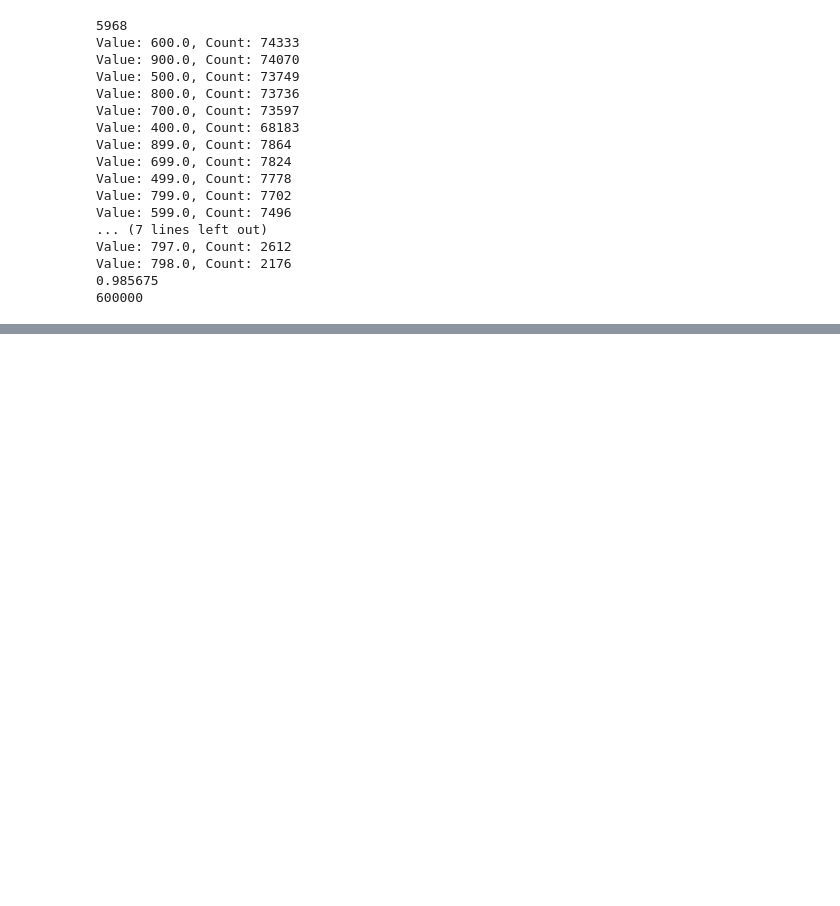
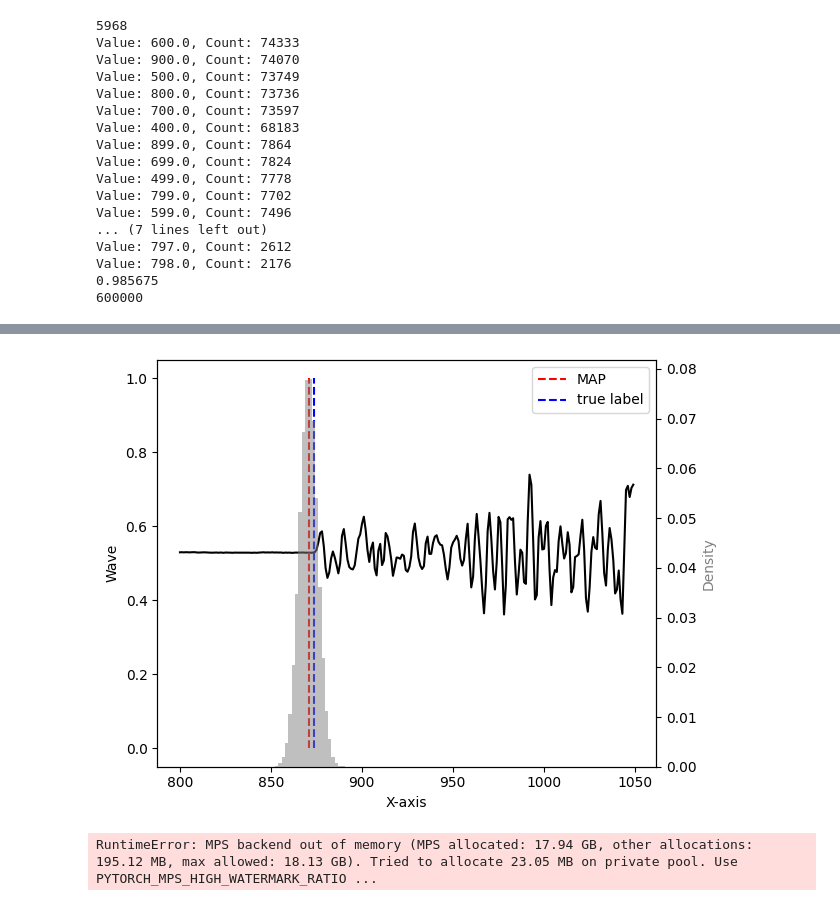
Before and after one commit to kerimoglutolga/earthquake-monitoring, a Jupyter notebook: Regression/BDL_Experiments.ipynb, the cells around one changed output, grey strips where cells are left out. Cells and saved outputs as stored; diff of their text form; code cells hidden in the pictures; blank space fills up the shorter version.

```diff
--- a/Regression/BDL_Experiments.ipynb
+++ b/Regression/BDL_Experiments.ipynb
@@ -581,0 +663,42 @@ Value: 798.0, Count: 2176
+# %%
+x = np.linspace(start=0, stop=5900, num=5900)
+
+for i in range(11, 12):
+    # Creating the primary axis for the wave and vertical lines
+    fig, ax1 = plt.subplots()
+
+    # Plotting the wave
+    ax1.plot(x[800:1050], waves[i,0,800:1050].detach().cpu().numpy(), "k")
+    ax1.set_xlabel('X-axis')
+    ax1.set_ylabel('Wave', color='k')
+
+    # Plotting the vertical lines for MAP and true label
+    map_value = out[i,0].detach().cpu().numpy()
+    true_label = labels[i,0].detach().cpu().numpy()
+    ax1.vlines(map_value, ymax=1, ymin=0, colors="r", label="MAP", linestyles="--")
+    ax1.vlines(true_label, ymax=1, ymin=0, colors="b", label="true label", linestyles="--")
+
+    # Creating a secondary axis for the histogram
+    ax2 = ax1.twinx()
+
+    # Generating Gaussian data points centered at out[i,0] with a std deviation of 0.007
+    gaussian_data = np.random.normal(map_value, 5, 100000)
+
+    # Plotting the histogram of the Gaussian data as a density plot
+    ax2.hist(gaussian_data, bins=25, alpha=0.5, color='gray', density=True)
+    ax2.set_ylabel('Density', color='gray')
+
+    # Adding legend and showing the plot
+    ax1.legend()
+    fig.tight_layout()
+    plt.show()
+# %% [output]
+[figure, added]
+# %%
+model.train()
+model.to(device)
+all_outs = torch.zeros(32,2,1000)
+for i in range(1000):
+    all_outs[:,:,i] = model(waves)
+# %% [output]
+RuntimeError: MPS backend out of memory (MPS allocated: 17.94 GB, other allocations: 195.12 MB, max allowed: 18.13 GB). Tried to allocate 23.05 MB on private pool. Use PYTORCH_MPS_HIGH_WATERMARK_RATIO ...
```
Also changed, not shown: parts of 13 cells of this notebook, 6 other files.
